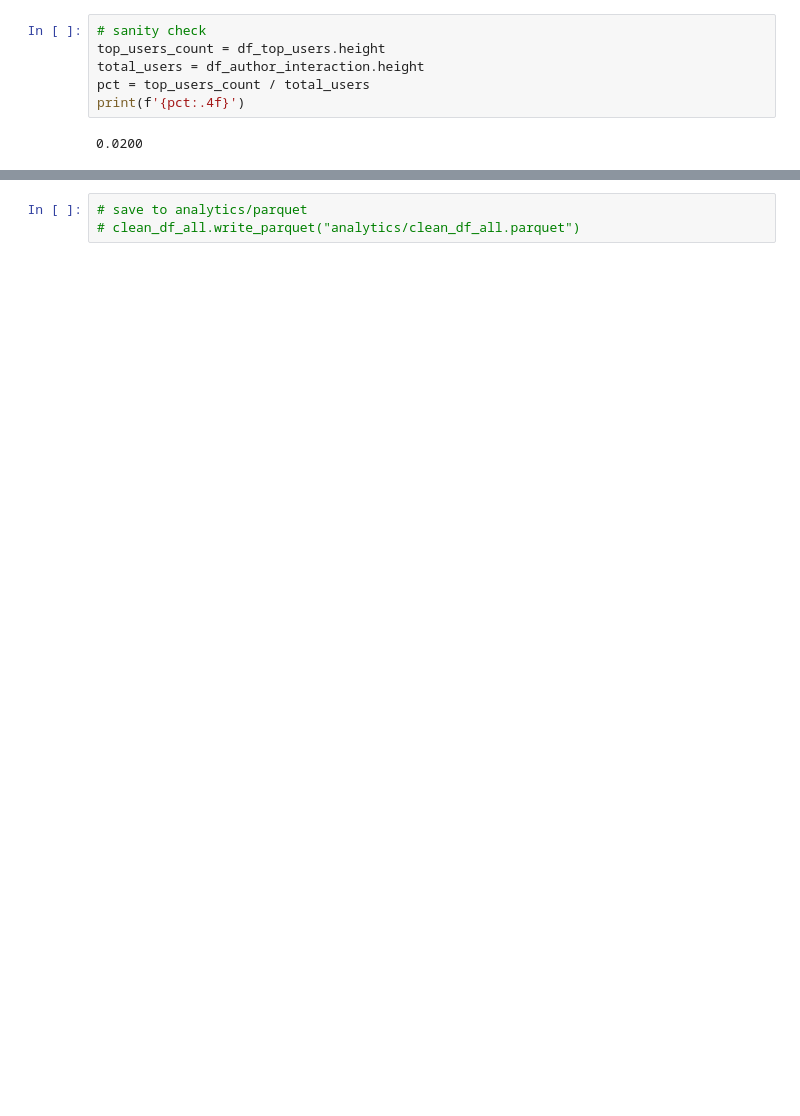
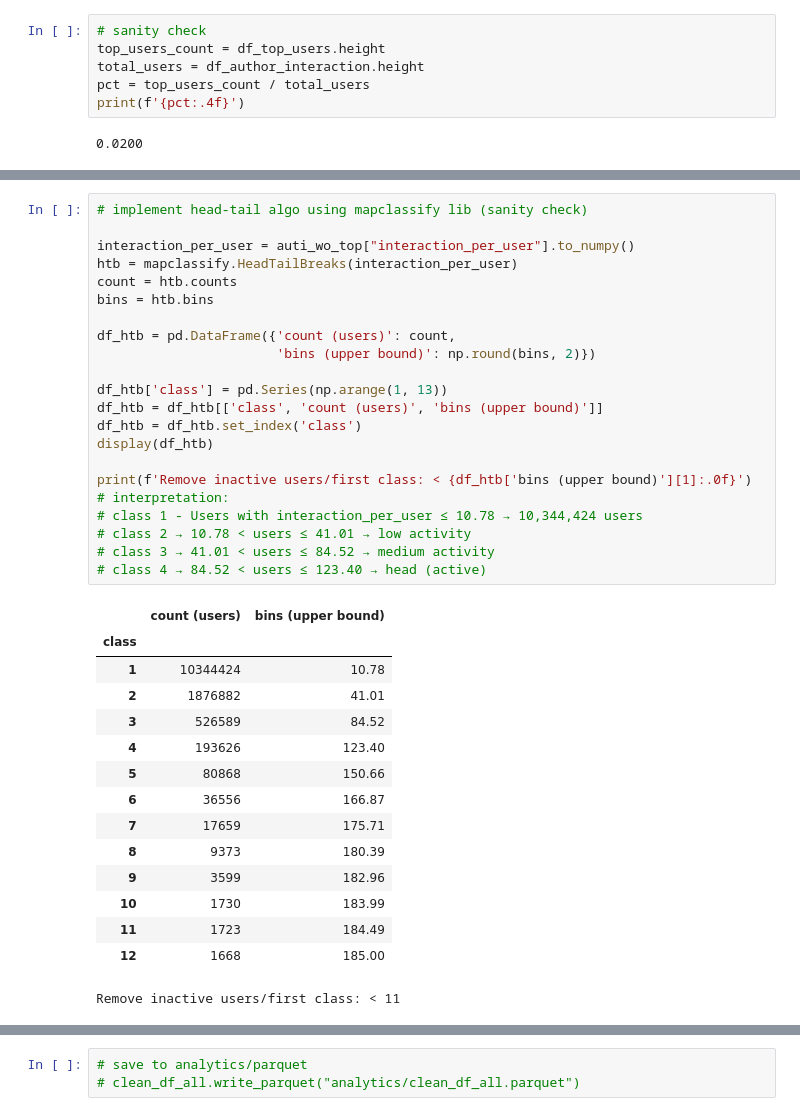
Before and after one commit to Donyl-Alcantara/Accesslab_MiniProject_Alcantara-Vocal, a Jupyter notebook: 04 Network Topology.ipynb, the cells around one changed output, grey strips where cells are left out. Drawn from its saved outputs; the diff is of its cells as text; blank space fills up the shorter version.

```diff
--- a/04 Network Topology.ipynb
+++ b/04 Network Topology.ipynb
@@ -404,0 +531,38 @@ print(f'{pct:.4f}')
+# %%
+# implement head-tail algo using mapclassify lib (sanity check)
+
+interaction_per_user = auti_wo_top["interaction_per_user"].to_numpy()
+htb = mapclassify.HeadTailBreaks(interaction_per_user)
+count = htb.counts
+bins = htb.bins
+
+df_htb = pd.DataFrame({'count (users)': count,
+                       'bins (upper bound)': np.round(bins, 2)})
+
+df_htb['class'] = pd.Series(np.arange(1, 13))
+df_htb = df_htb[['class', 'count (users)', 'bins (upper bound)']]
+df_htb = df_htb.set_index('class')
+display(df_htb)
+
+print(f'Remove inactive users/first class: < {df_htb['bins (upper bound)'][1]:.0f}')
+# interpretation:
+# class 1 - Users with interaction_per_user ≤ 10.78 → 10,344,424 users
+# class 2 → 10.78 < users ≤ 41.01 → low activity
+# class 3 → 41.01 < users ≤ 84.52 → medium activity
+# class 4 → 84.52 < users ≤ 123.40 → head (active)
+# %% [output]
+|  | count (users) | bins (upper bound) |
+| class |  |  |
+| 1 | 10344424 | 10.78 |
+| 2 | 1876882 | 41.01 |
+| 3 | 526589 | 84.52 |
+| 4 | 193626 | 123.40 |
+| 5 | 80868 | 150.66 |
+| 6 | 36556 | 166.87 |
+| 7 | 17659 | 175.71 |
+| 8 | 9373 | 180.39 |
+| 9 | 3599 | 182.96 |
+| 10 | 1730 | 183.99 |
+| 11 | 1723 | 184.49 |
+| 12 | 1668 | 185.00 |
+Remove inactive users/first class: < 11
```
Also changed, not shown: parts of 22 cells of this notebook.
